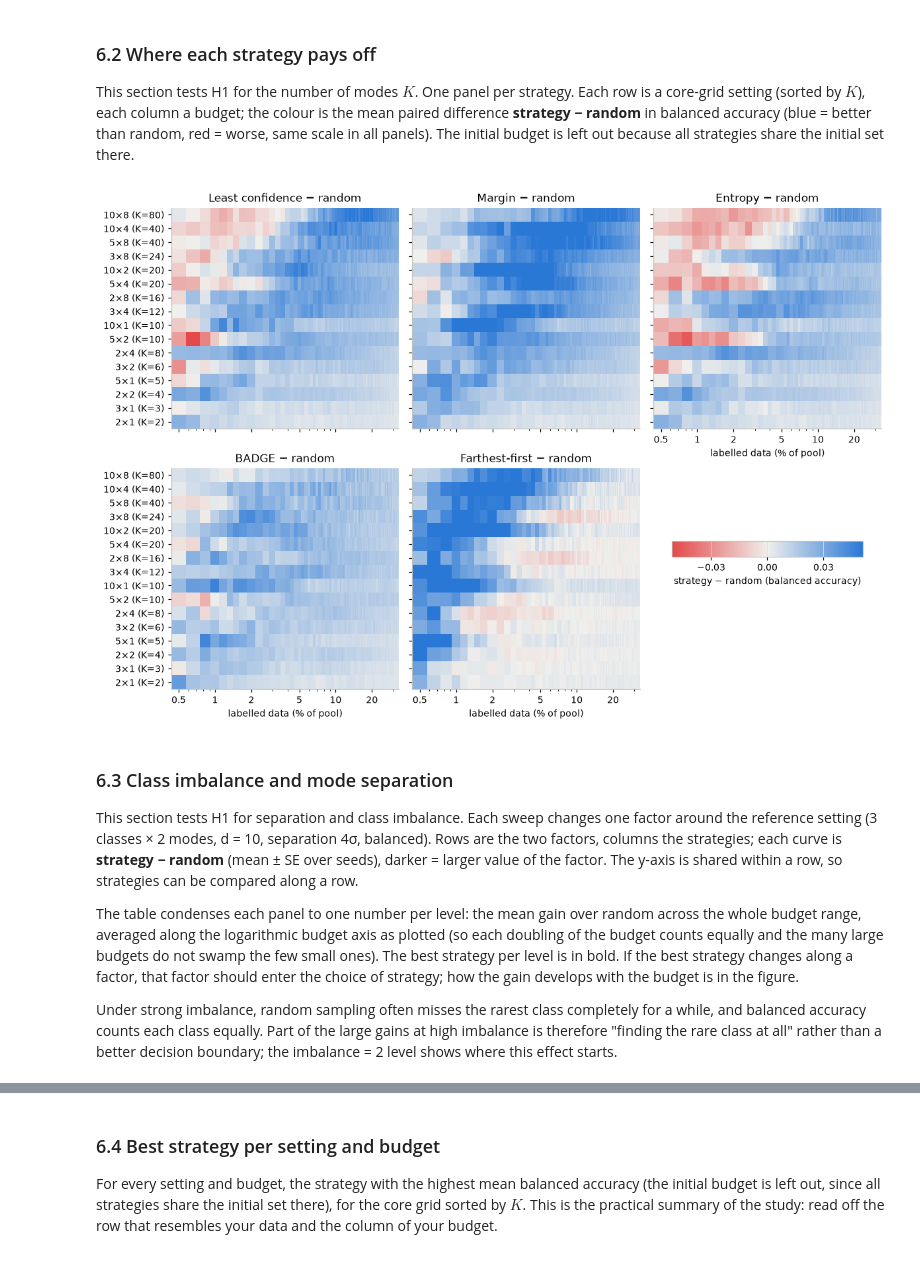
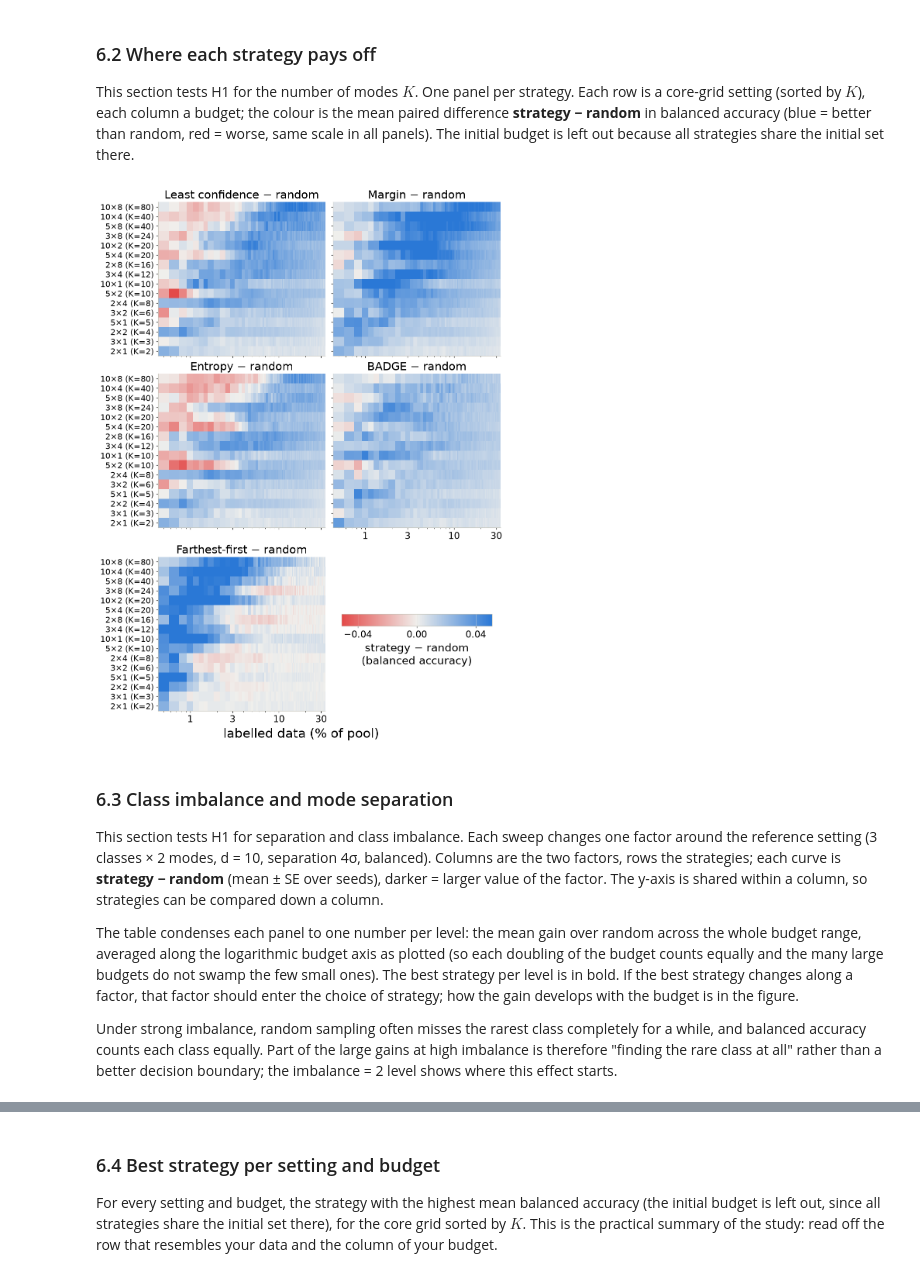
Before and after one commit to juh6973/active_learning_budget_study, a Jupyter notebook: pipeline.ipynb, the cells around one changed output, grey strips where cells are left out. Saved outputs shown, nothing was run; the diff lists cells and outputs as text; code cells hidden in the pictures.

```diff
--- a/pipeline.ipynb
+++ b/pipeline.ipynb
@@ -126,11 +126,11 @@ plt.rcParams.update({
 })
 
 
-def log_axis(ax, which="x"):
-    # log scale with plain tick labels at 1-2-5 steps (0.5, 1, 2, 5, 10, ...)
+def log_axis(ax, which="x", subs=(1, 2, 5)):
+    # log scale with plain tick labels, by default at 1-2-5 steps (0.5, 1, 2, 5, 10, ...)
     getattr(ax, f"set_{which}scale")("log")
     axis = getattr(ax, f"{which}axis")
-    axis.set_major_locator(LogLocator(subs=(1, 2, 5)))
+    axis.set_major_locator(LogLocator(subs=subs))
     axis.set_major_formatter(FuncFormatter(lambda v, _: f"{v:g}"))
     axis.set_minor_formatter(NullFormatter())
 
@@ -572,6 +572,11 @@ def pct(s, budgets):
 
 BUDGET_LABEL = "labelled data (% of pool)"
 
+# the result figures go into one column of a two-column paper (about 3.4 in wide), i.e. they are scaled down to
+# roughly a third, so they use much larger fonts than the figures above
+plt.rcParams.update({"font.size": 18, "axes.titlesize": 19, "axes.labelsize": 18, "xtick.labelsize": 16,
+                     "ytick.labelsize": 16, "legend.fontsize": 16, "legend.title_fontsize": 16, "lines.linewidth": 2.5})
+
 
 def plot_band(ax, x, A, **style):
     m, se = mean_se(A)
@@ -588,7 +593,7 @@ These curves test **H2**: some active-learning strategy is ahead of random at al
 reports, but the leading strategy changes with the budget. What is new is how this pattern moves with the structure
 of the data (**H1**), which §6.2–6.4 map out.
 # %%
-fig, axes = plt.subplots(2, 3, figsize=(11, 5.5), sharex=True, sharey="row")
+fig, axes = plt.subplots(2, 3, figsize=(11, 7.5), sharex=True, sharey="row", layout="constrained")
 for j, s in enumerate(REPRESENTATIVE):
     res, x = R[s], pct(s, R[s]["budgets"])
     for st in STRATEGY_NAMES:
@@ -597,12 +602,11 @@ for j, s in enumerate(REPRESENTATIVE):
             plot_band(axes[1, j], x, diff_vs_random(res, st), **STYLE[st])
     axes[1, j].axhline(0, color="#52514e", lw=0.8)
     axes[0, j].set_title(s.label)
-    axes[1, j].set_xlabel(BUDGET_LABEL)
     log_axis(axes[1, j])
 axes[0, 0].set_ylabel("balanced accuracy")
 axes[1, 0].set_ylabel("strategy − random")
-axes[0, 0].legend(loc="lower right")
-fig.tight_layout()
+axes[1, 1].set_xlabel(BUDGET_LABEL)
+fig.legend(*axes[0, 0].get_legend_handles_labels(), loc="outside lower center", ncol=3)
 savefig(fig, "fig1_learning_curves")
 plt.show()
 # %% [output]
@@ -620,52 +624,51 @@ OTHERS = STRATEGY_NAMES[1:]  # every strategy except the random baseline
 def budget_edges(x):
     # cell edges for pcolormesh on a log axis: geometric midpoints between budgets
     mid = np.sqrt(x[1:] * x[:-1])
     return np.concatenate([[x[0] ** 2 / mid[0]], mid, [x[-1] ** 2 / mid[-1]]])
 
 
 def by_K(settings):
     return sorted(settings, key=lambda s: (s.K, s.C))
 
 
 def gain_map(ax, settings, strategy, vmax):
     x = pct(settings[0], R[settings[0]]["budgets"])[1:]  # drop the initial budget (difference is 0 by construction)
     Z = np.array([diff_vs_random(R[s], strategy).mean(0)[1:] for s in settings])
     mesh = ax.pcolormesh(budget_edges(x), np.arange(len(settings) + 1), Z, cmap=DIVERGING, vmin=-vmax, vmax=vmax)
-    log_axis(ax)
+    ax.set_xscale("log")
     ax.set_yticks(np.arange(len(settings)) + 0.5, [s.label for s in settings])
     ax.grid(False)
     return mesh
 
 
 ROWS = by_K(CORE)
 # one colour scale for all panels, so the panels can be compared directly
 vmax = np.quantile(np.abs([diff_vs_random(R[s], st).mean(0)[1:] for s in ROWS for st in OTHERS]), 0.98)
 
-fig, axes = plt.subplots(2, 3, figsize=(11, 7.5), sharex=True, sharey=True)
-for ax, st in zip(axes.flat, OTHERS):  # top row: uncertainty scores, bottom row: BADGE and farthest-first
+fig, axes = plt.subplots(3, 2, figsize=(9.5, 13), sharex=True, sharey=True, layout="constrained")
+for ax, st in zip(axes.flat, OTHERS):
     mesh = gain_map(ax, ROWS, st, vmax)
+    log_axis(ax, subs=(1, 3))
+    ax.tick_params(axis="y", labelsize=14)
     ax.set_title(f"{STYLE[st]['label']} − random")
-for ax in axes[1, :2]:
-    ax.set_xlabel(BUDGET_LABEL)
-axes[0, 2].tick_params(labelbottom=True)  # the panel below it is used for the colour bar
-axes[0, 2].set_xlabel(BUDGET_LABEL)
+axes[1, 1].tick_params(labelbottom=True)  # the panel below it is used for the colour bar
+fig.supxlabel(BUDGET_LABEL)
 
-key = axes[1, 2]
+key = axes[2, 1]
 key.axis("off")
-cbar = fig.colorbar(mesh, cax=key.inset_axes([0.08, 0.6, 0.84, 0.07]), orientation="horizontal")
-cbar.ax.xaxis.set_major_locator(MaxNLocator(4))  # few ticks, so the labels do not collide
-cbar.set_label("strategy − random (balanced accuracy)")
-fig.tight_layout()
+cbar = fig.colorbar(mesh, cax=key.inset_axes([0.05, 0.55, 0.9, 0.08]), orientation="horizontal")
+cbar.ax.xaxis.set_major_locator(MaxNLocator(3))  # few ticks, so the labels do not collide
+cbar.set_label("strategy − random\n(balanced accuracy)")
 savefig(fig, "fig2_strategy_gain_maps")
 plt.show()
 # %% [output]
-[figure, old version]
+[figure, new version]
 # %% [markdown]
 ### 6.3 Class imbalance and mode separation
 
 This section tests H1 for separation and class imbalance. Each sweep changes one factor around the reference setting (3 classes × 2 modes, d = 10, separation 4σ, balanced).
-Rows are the two factors, columns the strategies; each curve is **strategy − random** (mean ± SE over seeds), darker =
-larger value of the factor. The y-axis is shared within a row, so strategies can be compared along a row.
+Columns are the two factors, rows the strategies; each curve is **strategy − random** (mean ± SE over seeds), darker =
+larger value of the factor. The y-axis is shared within a column, so strategies can be compared down a column.
 
 The table condenses each panel to one number per level: the mean gain over random across the whole budget range,
 averaged along the logarithmic budget axis as plotted (so each doubling of the budget counts equally and the many
```
Also changed, not shown: parts of 4 cells of this notebook.
